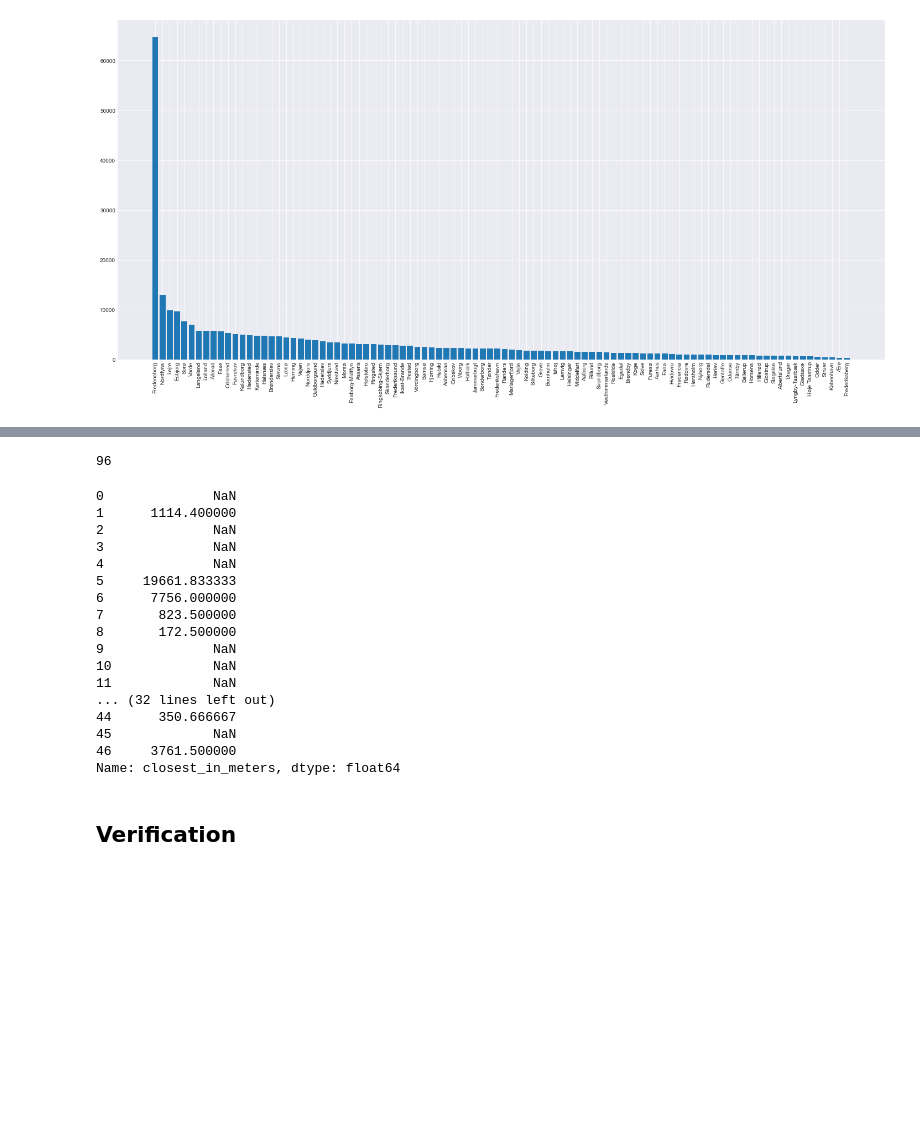
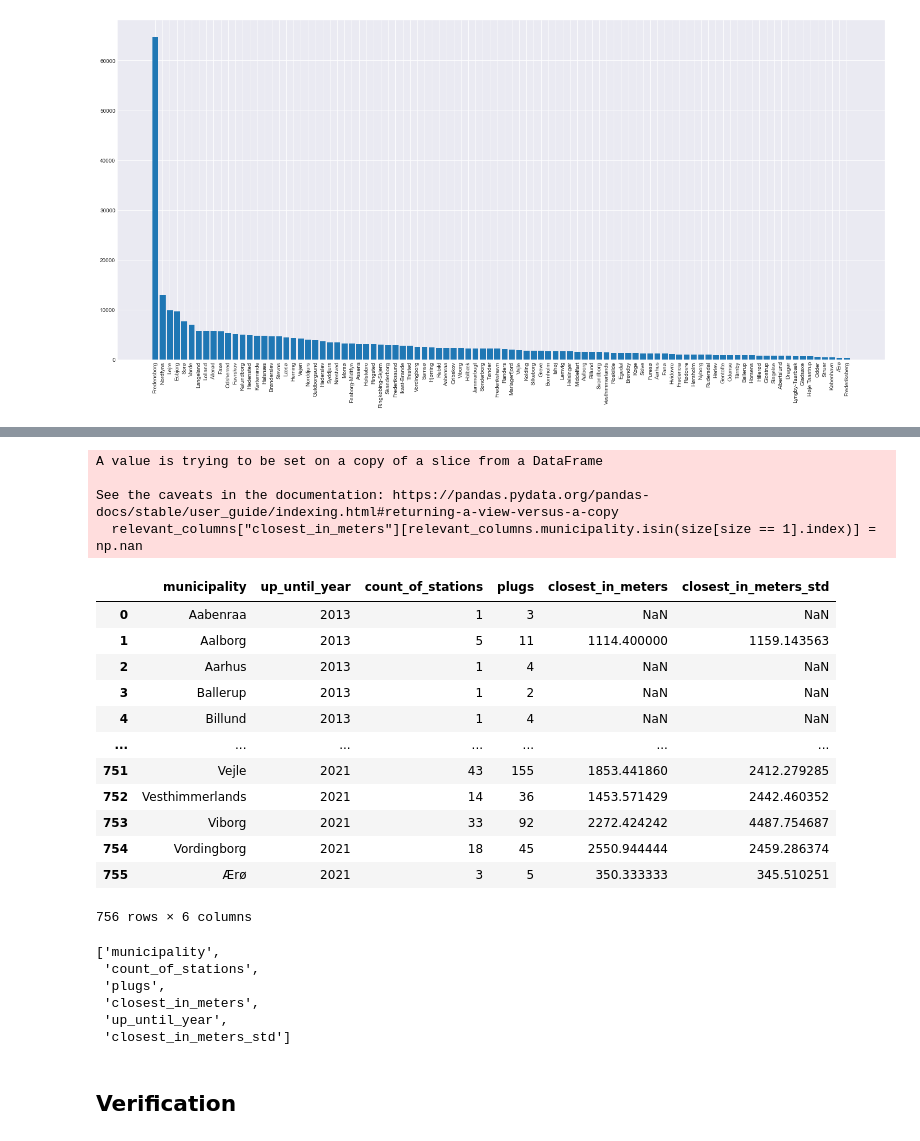
Before and after one commit to jacdals97/EV_Project, a Jupyter notebook: chargers/stander_data_generation.ipynb, the cells around one changed output, grey strips where cells are left out. Cells and saved outputs as stored; diff of their text form; code cells hidden in the pictures; blank space fills up the shorter version.

```diff
--- a/chargers/stander_data_generation.ipynb
+++ b/chargers/stander_data_generation.ipynb
@@ -231,24 +191,0 @@ indices_year
-# %%
-len(x)
-# %% [output]
-96
-# %%
-indices_year[indices_year.up_until_year == 2013].closest_in_meters
-# %% [output]
-0              NaN
-1      1114.400000
-2              NaN
-3              NaN
-4              NaN
-5     19661.833333
-6      7756.000000
-7       823.500000
-8       172.500000
-9              NaN
-10             NaN
-11             NaN
-... (32 lines left out)
-44      350.666667
-45             NaN
-46     3761.500000
-Name: closest_in_meters, dtype: float64
@@ -279,0 +192,56 @@ Name: closest_in_meters, dtype: float64
+# %%
+years_looked = []
+indices_year = pd.DataFrame(columns = ["up_until_year", "count_of_stations", "plugs", "closest_in_meters", ])
+for year in sorted(df.year.unique()):
+    years_looked.append(year)
+    cum_indices = df.year.isin(years_looked)
+
+    relevant_columns = df.loc[cum_indices,["municipality","plugs", "closest_in_meters"]]
+
+    size = relevant_columns.groupby("municipality").size()
+    relevant_columns["closest_in_meters"][relevant_columns.municipality.isin(size[size == 1].index)] = np.nan
+    relevant_columns["count_of_stations"] = 0
+    relevant_columns["closest_in_meters_std"] = relevant_columns["closest_in_meters"]
+    relevant_columns = relevant_columns.groupby("municipality").aggregate(
+        {
+            "count_of_stations":"size",
+            "plugs":"sum",
+            "closest_in_meters": lambda x: x.mean(skipna=False),
+            "closest_in_meters_std": "std"
+        }
+    )
+    relevant_columns["up_until_year"] = year
+    indices_year = indices_year.append(relevant_columns)
+indices_year = indices_year.reset_index().rename({"index":"municipality"}, axis=1)
+# %% [output]
+A value is trying to be set on a copy of a slice from a DataFrame
+
+See the caveats in the documentation: https://pandas.pydata.org/pandas-docs/stable/user_guide/indexing.html#returning-a-view-versus-a-copy
+  relevant_columns["closest_in_meters"][relevant_columns.municipality.isin(size[size == 1].index)] = np.nan
+# %%
+cols = list(indices_year)
+cols = cols[:4] + cols[4:5] + cols[5:]
+indices_year
+# %% [output]
+|  | municipality | up_until_year | count_of_stations | plugs | closest_in_meters | closest_in_meters_std |
+| 0 | Aabenraa | 2013 | 1 | 3 | NaN | NaN |
+| 1 | Aalborg | 2013 | 5 | 11 | 1114.400000 | 1159.143563 |
+| 2 | Aarhus | 2013 | 1 | 4 | NaN | NaN |
+| 3 | Ballerup | 2013 | 1 | 2 | NaN | NaN |
+| 4 | Billund | 2013 | 1 | 4 | NaN | NaN |
+| ... | ... | ... | ... | ... | ... | ... |
+| 751 | Vejle | 2021 | 43 | 155 | 1853.441860 | 2412.279285 |
+| 752 | Vesthimmerlands | 2021 | 14 | 36 | 1453.571429 | 2442.460352 |
+| 753 | Viborg | 2021 | 33 | 92 | 2272.424242 | 4487.754687 |
+| 754 | Vordingborg | 2021 | 18 | 45 | 2550.944444 | 2459.286374 |
+| 755 | Ærø | 2021 | 3 | 5 | 350.333333 | 345.510251 |
+756 rows × 6 columns
+# %%
+list(indices_year)
+# %% [output]
+['municipality',
+ 'count_of_stations',
+ 'plugs',
+ 'closest_in_meters',
+ 'up_until_year',
+ 'closest_in_meters_std']
```
Also changed, not shown: parts of 18 cells of this notebook.
